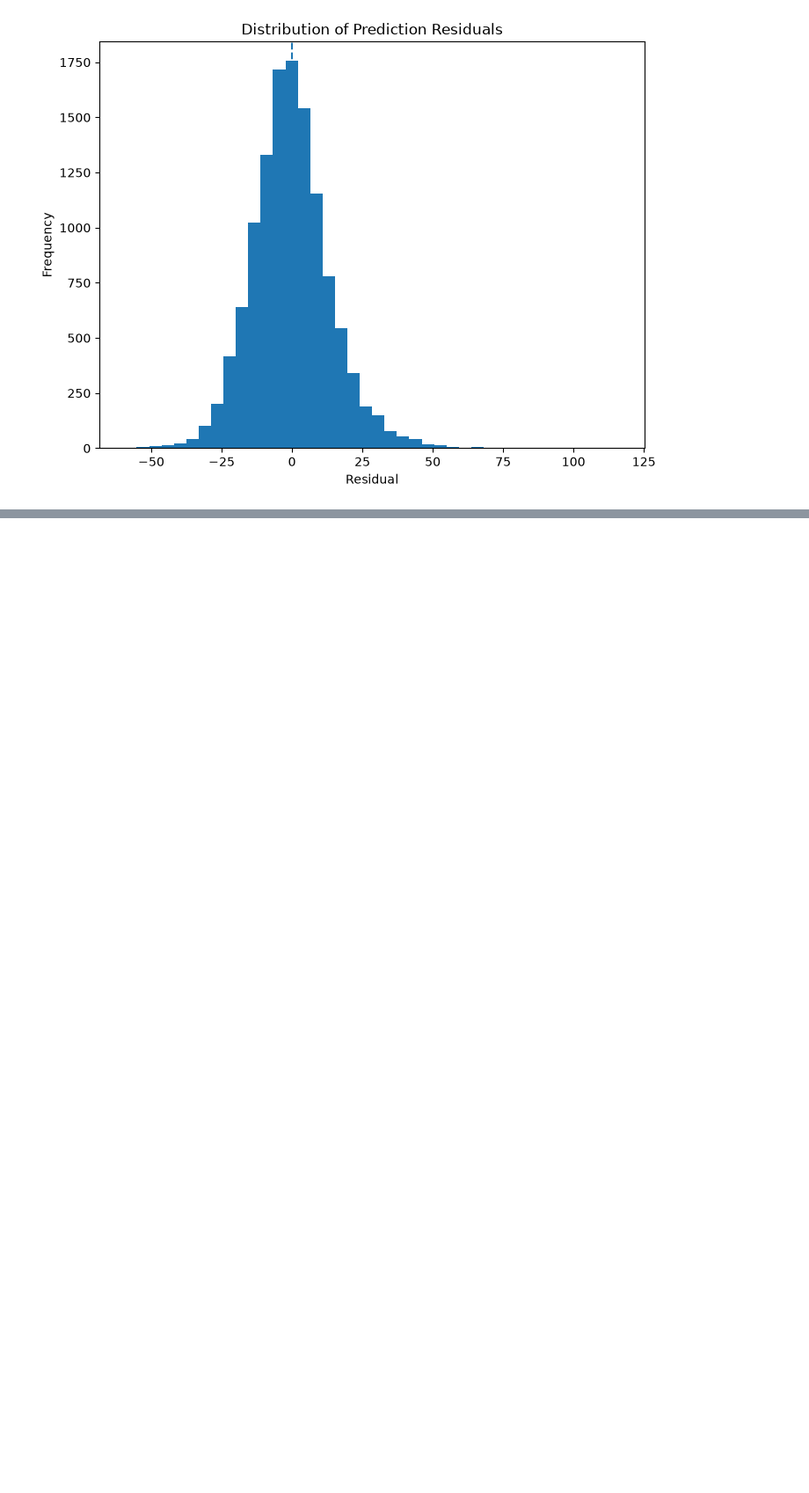
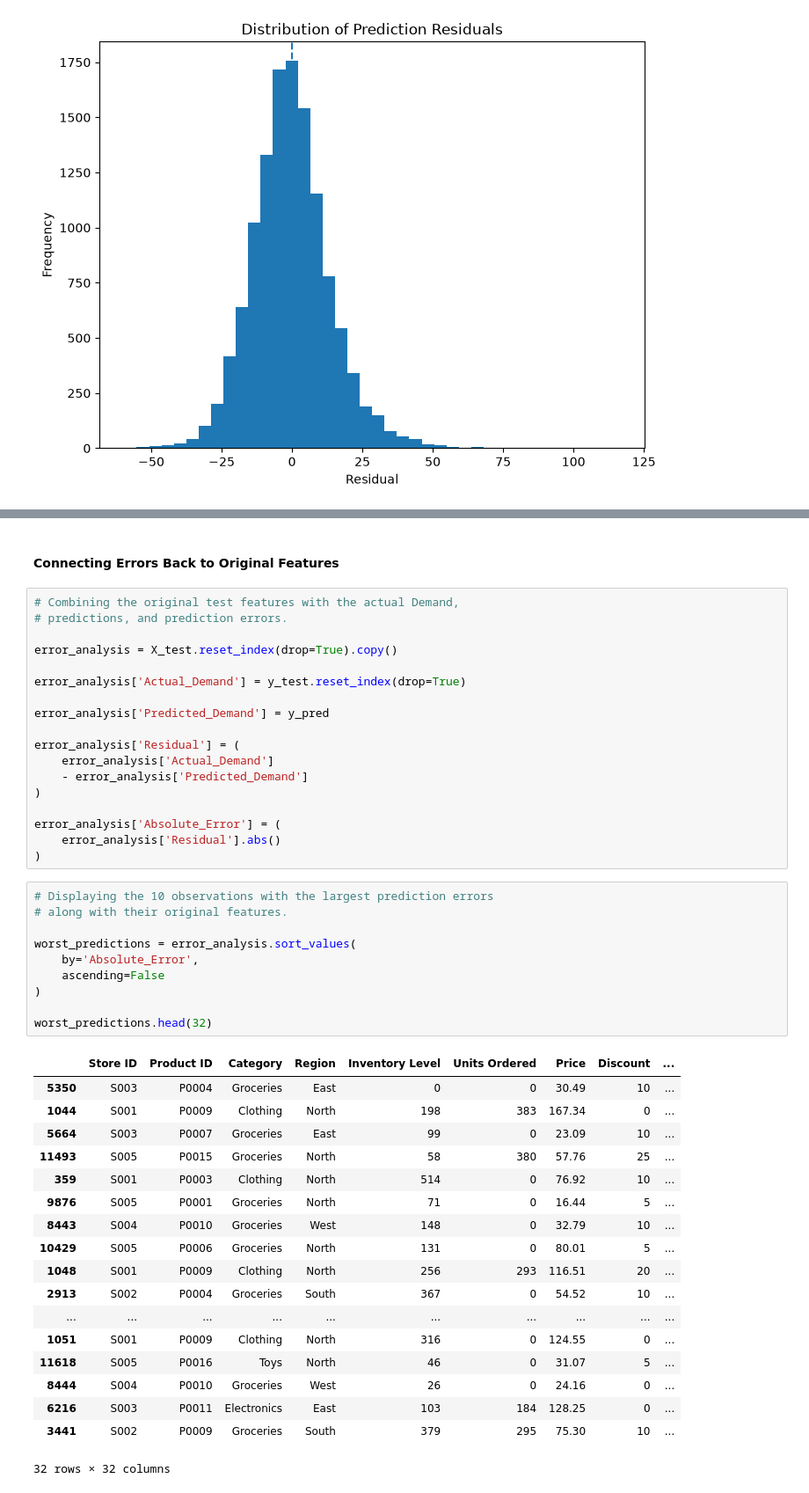
Before and after one commit to TejasMJ/retail-demand-intelligence, a Jupyter notebook: notebooks/06_model_evaluation.ipynb, the cells around one changed output, grey strips where cells are left out. Shown at 88% size. Drawn from its saved outputs; the diff is of its cells as text; blank space fills up the shorter version.

```diff
--- a/notebooks/06_model_evaluation.ipynb
+++ b/notebooks/06_model_evaluation.ipynb
@@ -595,0 +629,49 @@ plt.show()
+# %% [markdown]
+#### Connecting Errors Back to Original Features
+# %%
+# Combining the original test features with the actual Demand,
+# predictions, and prediction errors.
+
+error_analysis = X_test.reset_index(drop=True).copy()
+
+error_analysis['Actual_Demand'] = y_test.reset_index(drop=True)
+
+error_analysis['Predicted_Demand'] = y_pred
+
+error_analysis['Residual'] = (
+    error_analysis['Actual_Demand']
+    - error_analysis['Predicted_Demand']
+)
+
+error_analysis['Absolute_Error'] = (
+    error_analysis['Residual'].abs()
+)
+# %%
+# Displaying the 10 observations with the largest prediction errors
+# along with their original features.
+
+worst_predictions = error_analysis.sort_values(
+    by='Absolute_Error',
+    ascending=False
+)
+
+worst_predictions.head(32)
+# %% [output]
+|  | Store ID | Product ID | Category | Region | Inventory Level | Units Ordered | Price | Discount | ... |
+| 5350 | S003 | P0004 | Groceries | East | 0 | 0 | 30.49 | 10 | ... |
+| 1044 | S001 | P0009 | Clothing | North | 198 | 383 | 167.34 | 0 | ... |
+| 5664 | S003 | P0007 | Groceries | East | 99 | 0 | 23.09 | 10 | ... |
+| 11493 | S005 | P0015 | Groceries | North | 58 | 380 | 57.76 | 25 | ... |
+| 359 | S001 | P0003 | Clothing | North | 514 | 0 | 76.92 | 10 | ... |
+| 9876 | S005 | P0001 | Groceries | North | 71 | 0 | 16.44 | 5 | ... |
+| 8443 | S004 | P0010 | Groceries | West | 148 | 0 | 32.79 | 10 | ... |
+| 10429 | S005 | P0006 | Groceries | North | 131 | 0 | 80.01 | 5 | ... |
+| 1048 | S001 | P0009 | Clothing | North | 256 | 293 | 116.51 | 20 | ... |
+| 2913 | S002 | P0004 | Groceries | South | 367 | 0 | 54.52 | 10 | ... |
+| ... | ... | ... | ... | ... | ... | ... | ... | ... | ... |
+| 1051 | S001 | P0009 | Clothing | North | 316 | 0 | 124.55 | 0 | ... |
+| 11618 | S005 | P0016 | Toys | North | 46 | 0 | 31.07 | 5 | ... |
+| 8444 | S004 | P0010 | Groceries | West | 26 | 0 | 24.16 | 0 | ... |
+| 6216 | S003 | P0011 | Electronics | East | 103 | 184 | 128.25 | 0 | ... |
+| 3441 | S002 | P0009 | Groceries | South | 379 | 295 | 75.30 | 10 | ... |
+32 rows × 32 columns
```
Also changed, not shown: parts of 12 cells of this notebook.
